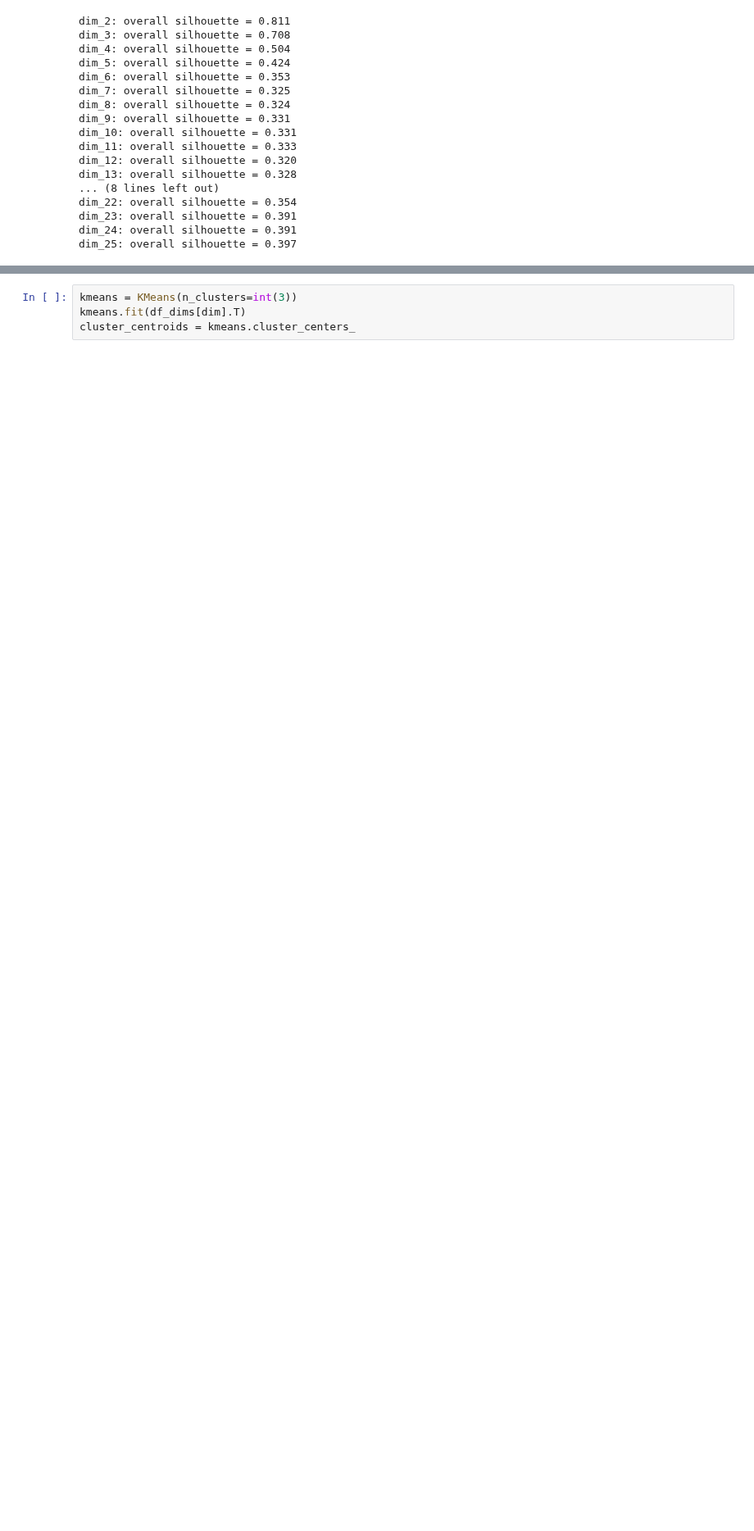
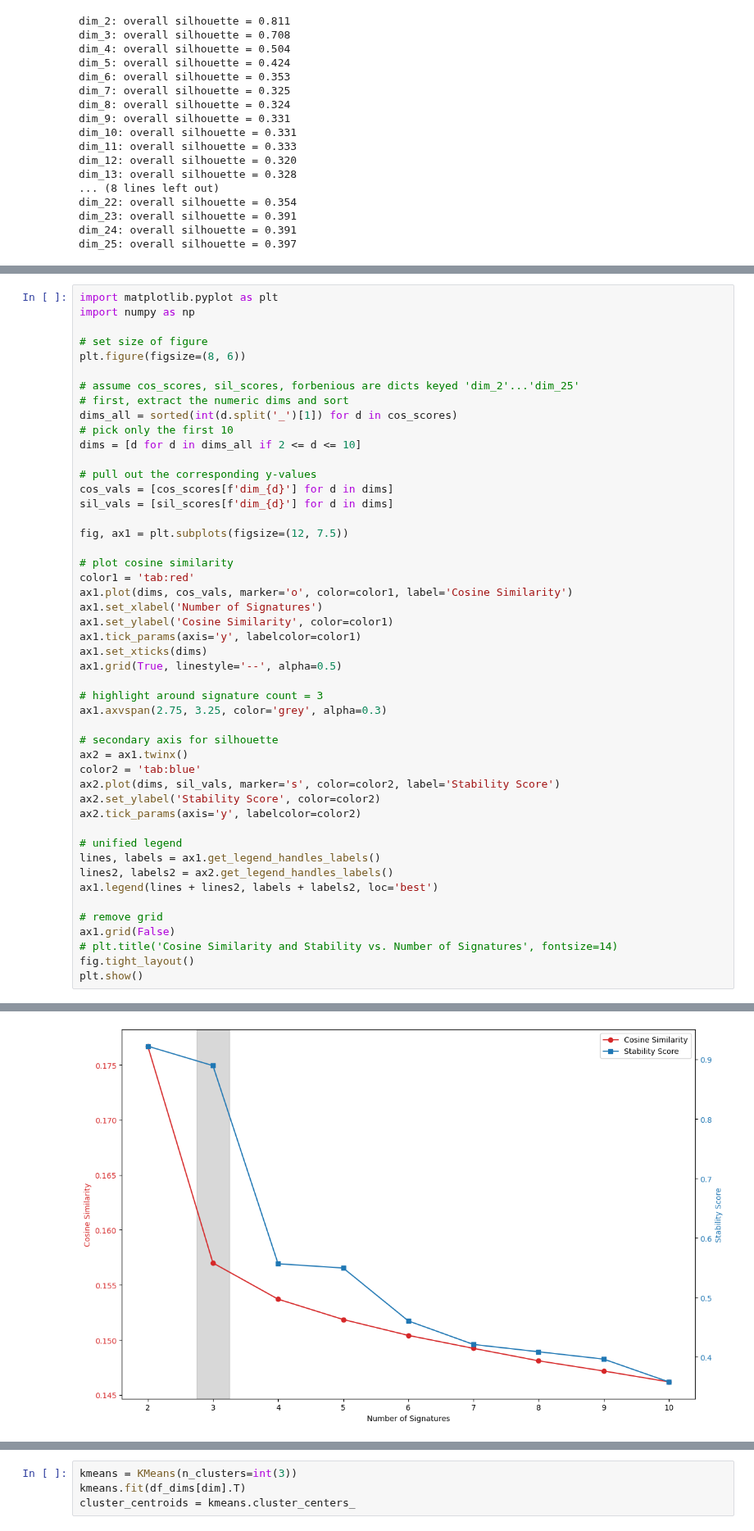
Before and after one commit to Harrison-Q-Ma/BNFO285_Projects, a Jupyter notebook: project_3/Harrison/clustering.ipynb, the cells around one changed output, grey strips where cells are left out. Shown at 82% size. Saved outputs shown, nothing was run; the diff lists cells and outputs as text; blank space fills up the shorter version.

```diff
--- a/project_3/Harrison/clustering.ipynb
+++ b/project_3/Harrison/clustering.ipynb
@@ -287,0 +297,49 @@ fig.tight_layout()
+# %%
+import matplotlib.pyplot as plt
+import numpy as np
+
+# set size of figure
+plt.figure(figsize=(8, 6))
+
+# assume cos_scores, sil_scores, forbenious are dicts keyed 'dim_2'...'dim_25'
+# first, extract the numeric dims and sort
+dims_all = sorted(int(d.split('_')[1]) for d in cos_scores)
+# pick only the first 10
+dims = [d for d in dims_all if 2 <= d <= 10]
+
+# pull out the corresponding y‐values
+cos_vals = [cos_scores[f'dim_{d}'] for d in dims]
+sil_vals = [sil_scores[f'dim_{d}'] for d in dims]
+
+fig, ax1 = plt.subplots(figsize=(12, 7.5))
+
+# plot cosine similarity
+color1 = 'tab:red'
+ax1.plot(dims, cos_vals, marker='o', color=color1, label='Cosine Similarity')
+ax1.set_xlabel('Number of Signatures')
+ax1.set_ylabel('Cosine Similarity', color=color1)
+ax1.tick_params(axis='y', labelcolor=color1)
+ax1.set_xticks(dims)
+ax1.grid(True, linestyle='--', alpha=0.5)
+
+# highlight around signature count = 3
+ax1.axvspan(2.75, 3.25, color='grey', alpha=0.3)
+
+# secondary axis for silhouette
+ax2 = ax1.twinx()
+color2 = 'tab:blue'
+ax2.plot(dims, sil_vals, marker='s', color=color2, label='Stability Score')
+ax2.set_ylabel('Stability Score', color=color2)
+ax2.tick_params(axis='y', labelcolor=color2)
+
+# unified legend
+lines, labels = ax1.get_legend_handles_labels()
+lines2, labels2 = ax2.get_legend_handles_labels()
+ax1.legend(lines + lines2, labels + labels2, loc='best')
+
+# remove grid
+ax1.grid(False)
+# plt.title('Cosine Similarity and Stability vs. Number of Signatures', fontsize=14)
+fig.tight_layout()
+plt.show()
+# %% [output]
@@ -288,3 +347,4 @@ fig.tight_layout()
+[figure, added]
 # %%
 # now we have determined 3 as the best nuber of dimensions, we can plot the cluster centroids
 dim = 'dim_3'
```
Also changed, not shown: parts of 3 cells of this notebook.
